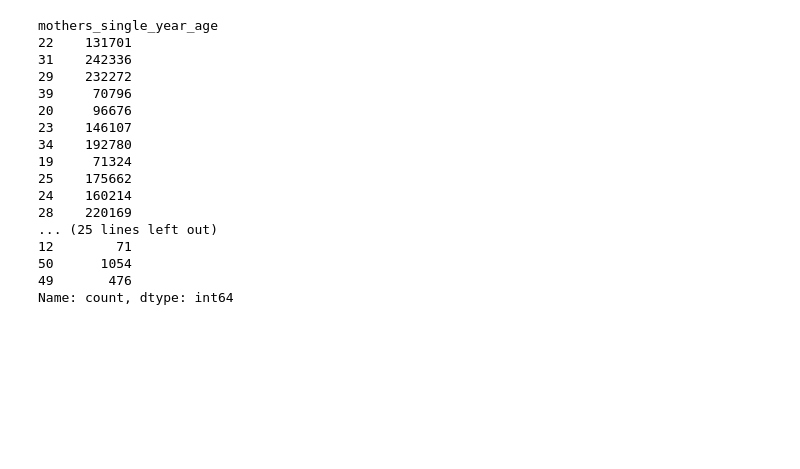
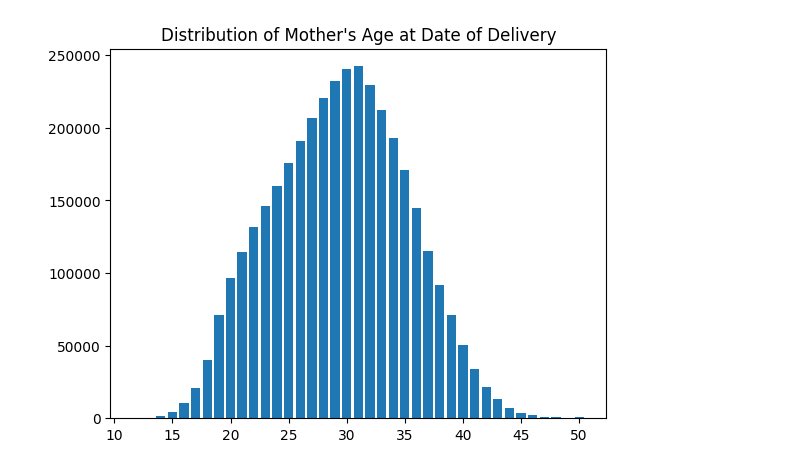
Before and after one commit to shroommu/natality-stats, a Jupyter notebook: notebooks/natality_2021_basic_statistics.ipynb, the cells around one changed output. Drawn from its saved outputs; the diff is of its cells as text; code cells hidden in the pictures; blank space fills up the shorter version.

```diff
--- a/notebooks/natality_2021_basic_statistics.ipynb
+++ b/notebooks/natality_2021_basic_statistics.ipynb
@@ -3,7 +3,7 @@ import pandas as pd
 import numpy as np
 import matplotlib.pyplot as plt
 # %%
-df = pd.read_parquet("./output/natality_2021.parquet")
+df = pd.read_parquet("./output/natality_2021_numeric.parquet")
 
 df.head()
 # %% [output]
@@ -35,22 +37,18 @@ births_per_month_histogram = plt.bar(
 # %%
-df["mothers_single_year_age"].value_counts(sort=False)
+mothers_single_year_age_value_counts = df["mothers_single_year_age"].value_counts(
+    sort=False
+)
 
-# mothers_age_histogram = plt.hist(df["mothers_single_year_age"], rwidth=0.5)
+mothers_single_year_age_value_counts = mothers_single_year_age_value_counts.sort_index()
+
+_, mothers_age_histogram_ax = plt.subplots()
+
+mothers_age_histogram_ax.set_title("Distribution of Mother's Age at Date of Delivery")
+mothers_age_histogram_ax.bar(
+    mothers_single_year_age_value_counts.index,
+    mothers_single_year_age_value_counts.values,
+)
+
+plt.show()
 # %% [output]
-mothers_single_year_age
-22    131701
-31    242336
-29    232272
-39     70796
-20     96676
-23    146107
-34    192780
-19     71324
-25    175662
-24    160214
-28    220169
-... (25 lines left out)
-12        71
-50      1054
-49       476
-Name: count, dtype: int64
+[figure, added]
```
Also changed, not shown: parts of 4 cells of this notebook.
